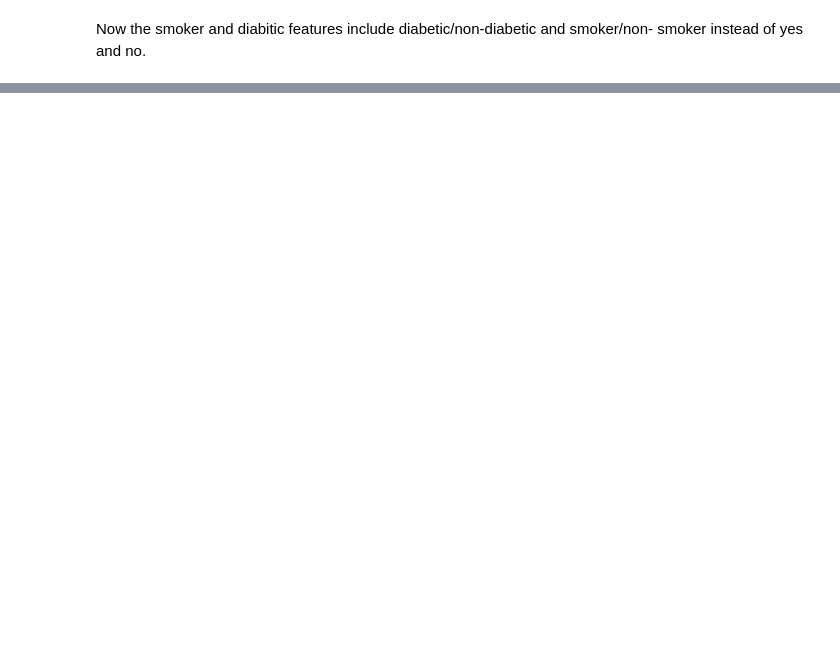
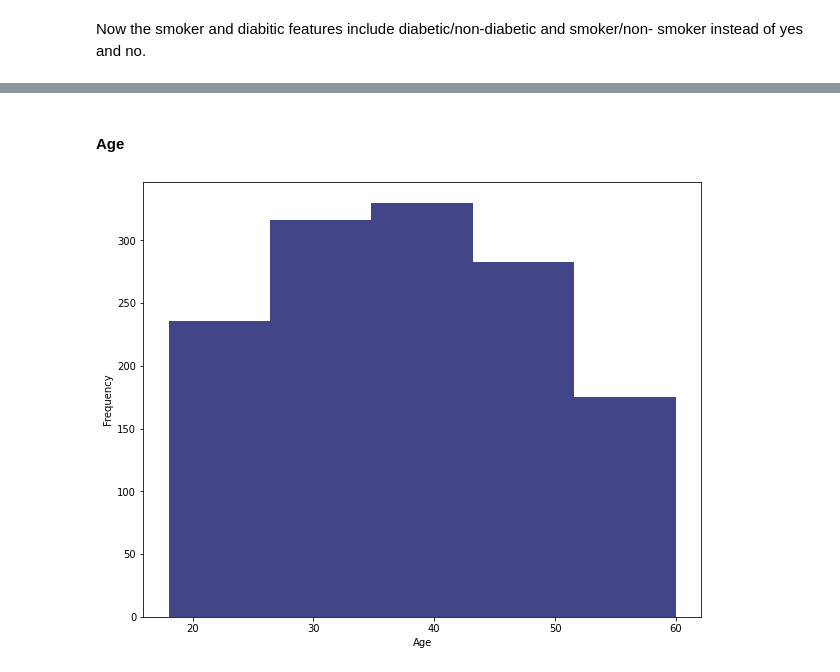
Before and after one commit to 27136thapelo/Insurance-Claim-Analysis, a Jupyter notebook: Insurance_claim_analysis_notebook.ipynb, the cells around one changed output, grey strips where cells are left out. Cells and saved outputs as stored; diff of their text form; code cells hidden in the pictures; blank space fills up the shorter version.

```diff
--- a/Insurance_claim_analysis_notebook.ipynb
+++ b/Insurance_claim_analysis_notebook.ipynb
@@ -237,0 +265,14 @@ df.head()
+# %% [markdown]
+#### Age
+# %%
+# define color map
+cmap = cm.get_cmap('viridis')
+
+# plot histogram of age with color map
+plt.figure(figsize=(10, 8))
+plt.hist(df['age'], bins=5, color=cmap(0.2))
+plt.xlabel('Age')
+plt.ylabel('Frequency')
+plt.show()
+# %% [output]
+[figure, added]
```
Also changed, not shown: parts of 25 cells of this notebook.
